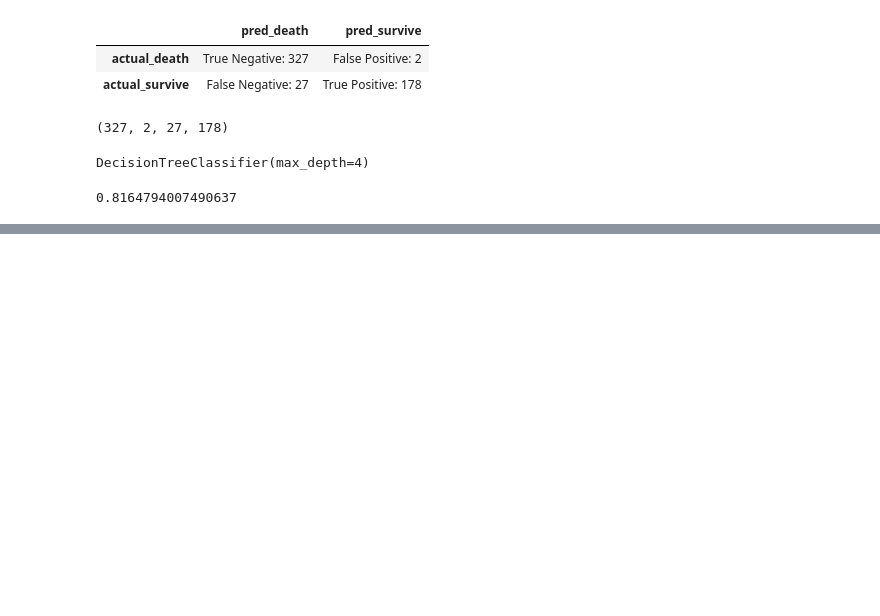
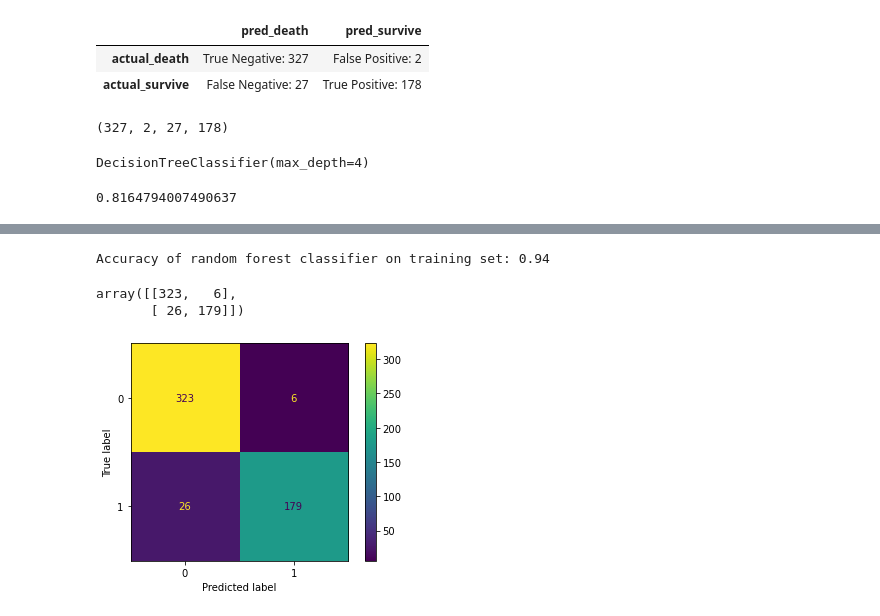
Before and after one commit to Zachary-Stufflebeme/Classification-exercises, a Jupyter notebook: model.ipynb, the cells around one changed output, grey strips where cells are left out. Cells and saved outputs as stored; diff of their text form; code cells hidden in the pictures; blank space fills up the shorter version.

Commit message:
adding decision forest exercises

```diff
--- a/model.ipynb
+++ b/model.ipynb
@@ -177,0 +198,4 @@ clf2.score(x_train, y_train)
+# %%
+rf = RandomForestClassifier(min_samples_leaf = 1,max_depth = 10, random_state = 123)
+# %%
+rf.fit(x_train,y_train)
@@ -177,0 +204,2 @@ clf2.score(x_train, y_train)
+# %%
+y_pred = rf.predict(x_train)
@@ -177,0 +218,18 @@ clf2.score(x_train, y_train)
+# %%
+print('Accuracy of random forest classifier on training set: {:.2f}'
+     .format(rf.score(x_train, y_train)))
+# %% [output]
+Accuracy of random forest classifier on training set: 0.94
+# %%
+conf = confusion_matrix(y_train,y_pred)
+conf
+# %% [output]
+array([[323,   6],
+       [ 26, 179]])
+# %%
+disp = ConfusionMatrixDisplay(confusion_matrix=conf, display_labels=rf2.classes_)
+
+disp.plot()
+plt.show()
+# %% [output]
+[figure, added]
```
Also changed, not shown: parts of 36 cells of this notebook.
